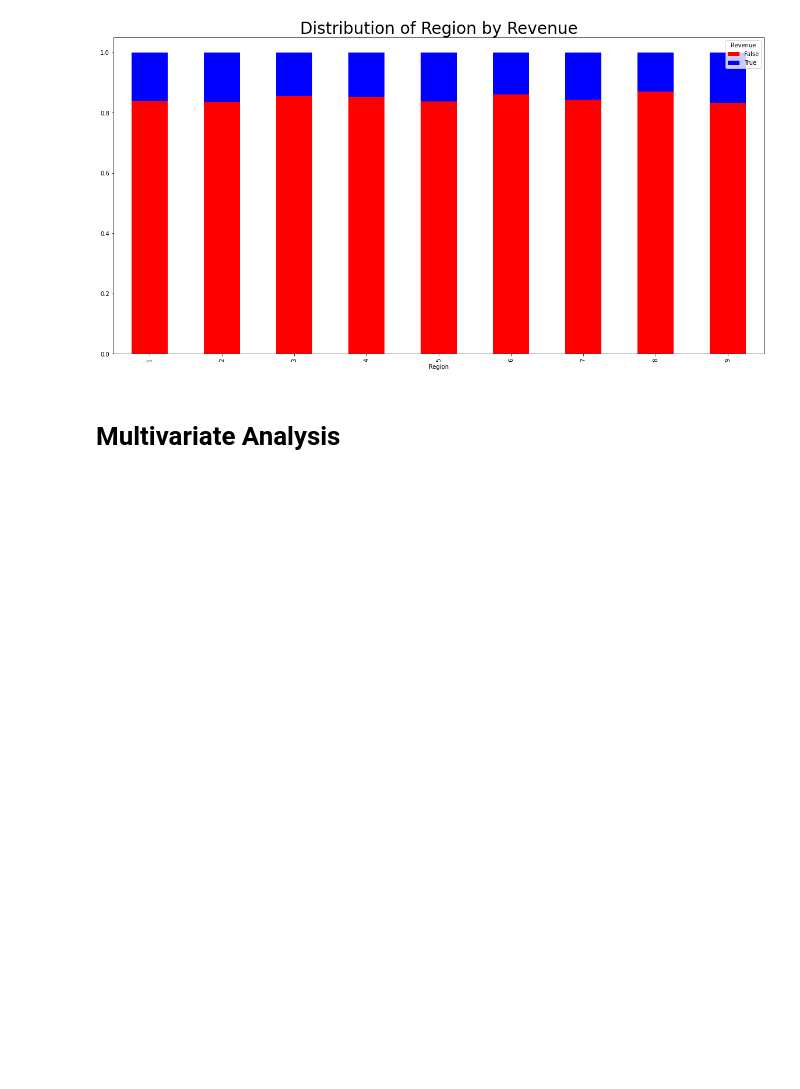
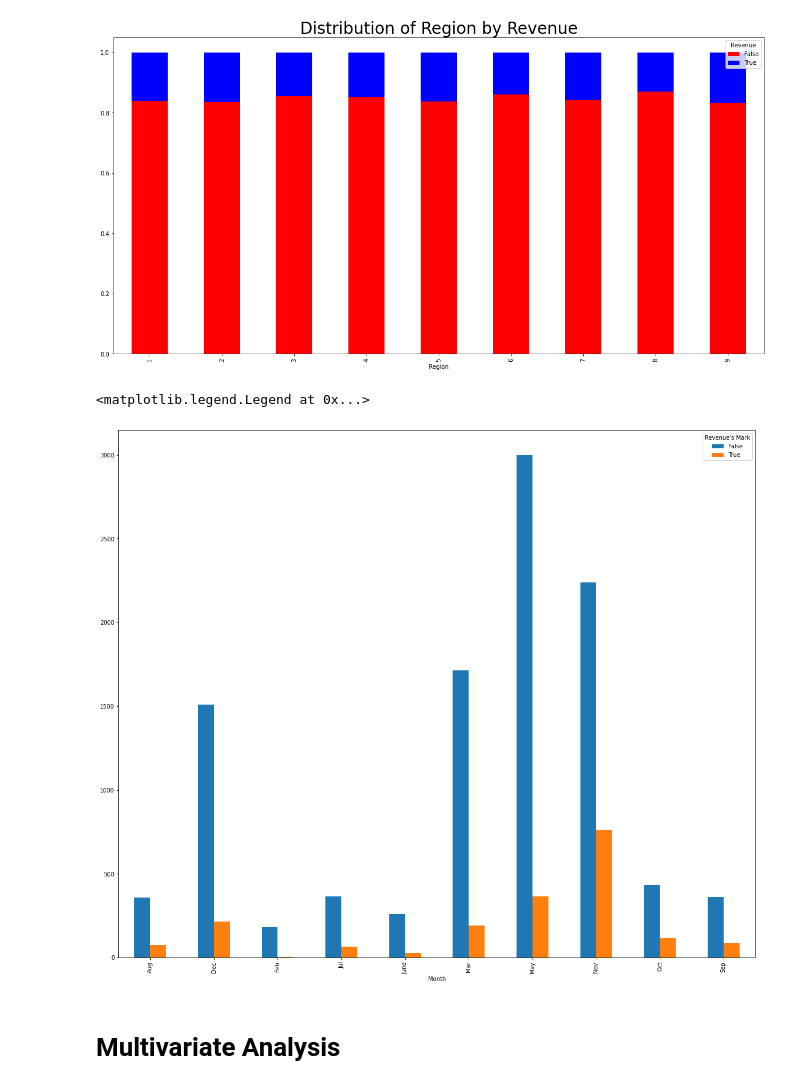
Before and after one commit to SepidehMohammadi/Capstone_python, a Jupyter notebook: Online Shoppers Purchasing Intention.ipynb, the cells around one changed output. Saved outputs shown, nothing was run; the diff lists cells and outputs as text; code cells hidden in the pictures; blank space fills up the shorter version.

```diff
--- a/Online Shoppers Purchasing Intention.ipynb
+++ b/Online Shoppers Purchasing Intention.ipynb
@@ -549,3 +564,12 @@ plt.show()
+# %%
+#Distribution of Month by Revenue
+ctMvR = pd.crosstab(OSHIdf.Month, OSHIdf.Revenue)
+ctMvR.plot.bar()
+plt.legend(title = "Revenue's Mark" )path = os.path.join('Resources', 'online_shoppers_intention.csv')
+OSHIdf = pd.read_csv(path)
+# %% [output]
+<matplotlib.legend.Legend at 0x...>
+[figure, added]
 # %% [markdown]
 # Multivariate Analysis
 # %%
```
Also changed, not shown: parts of 344 cells of this notebook, 2 other files.
